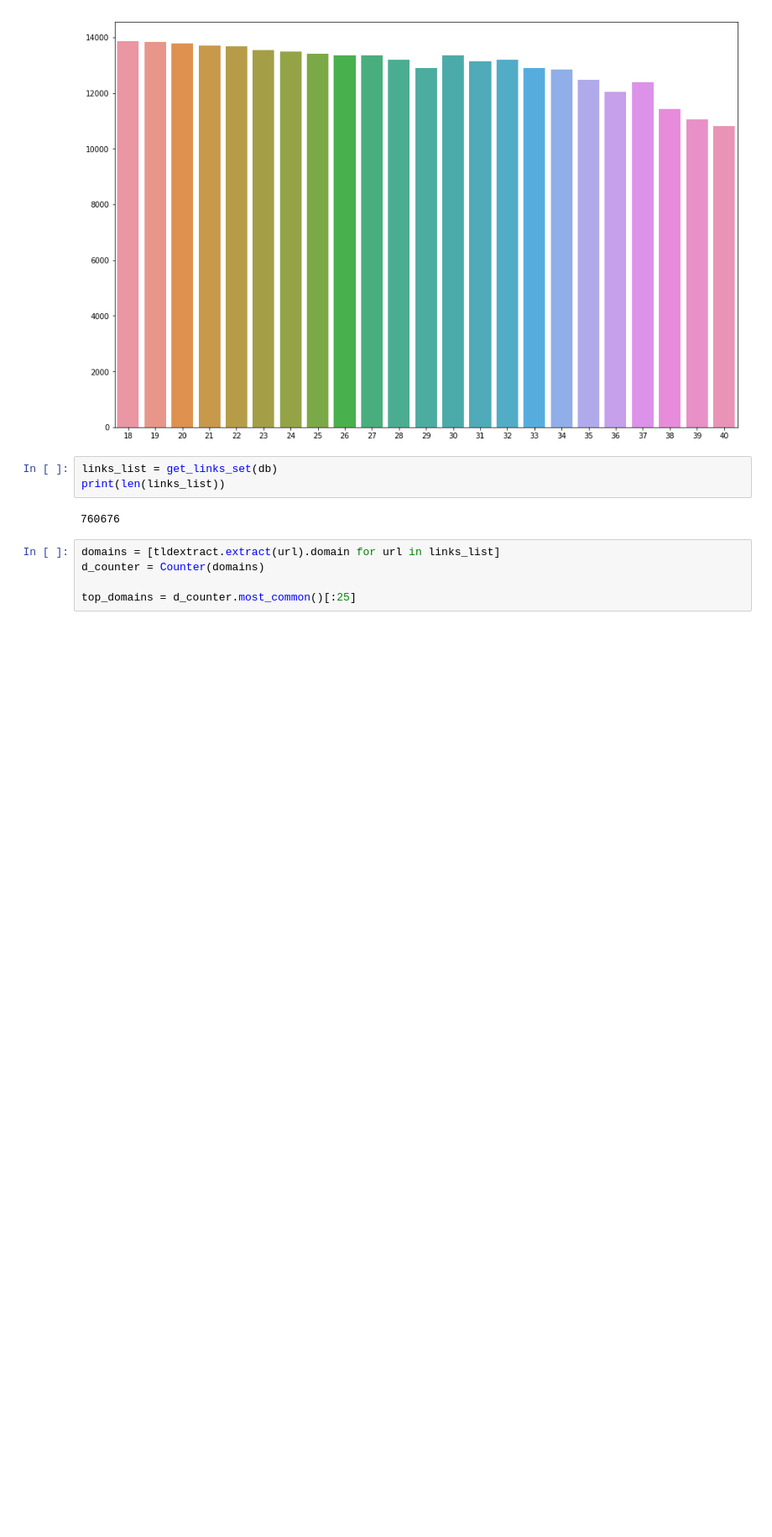
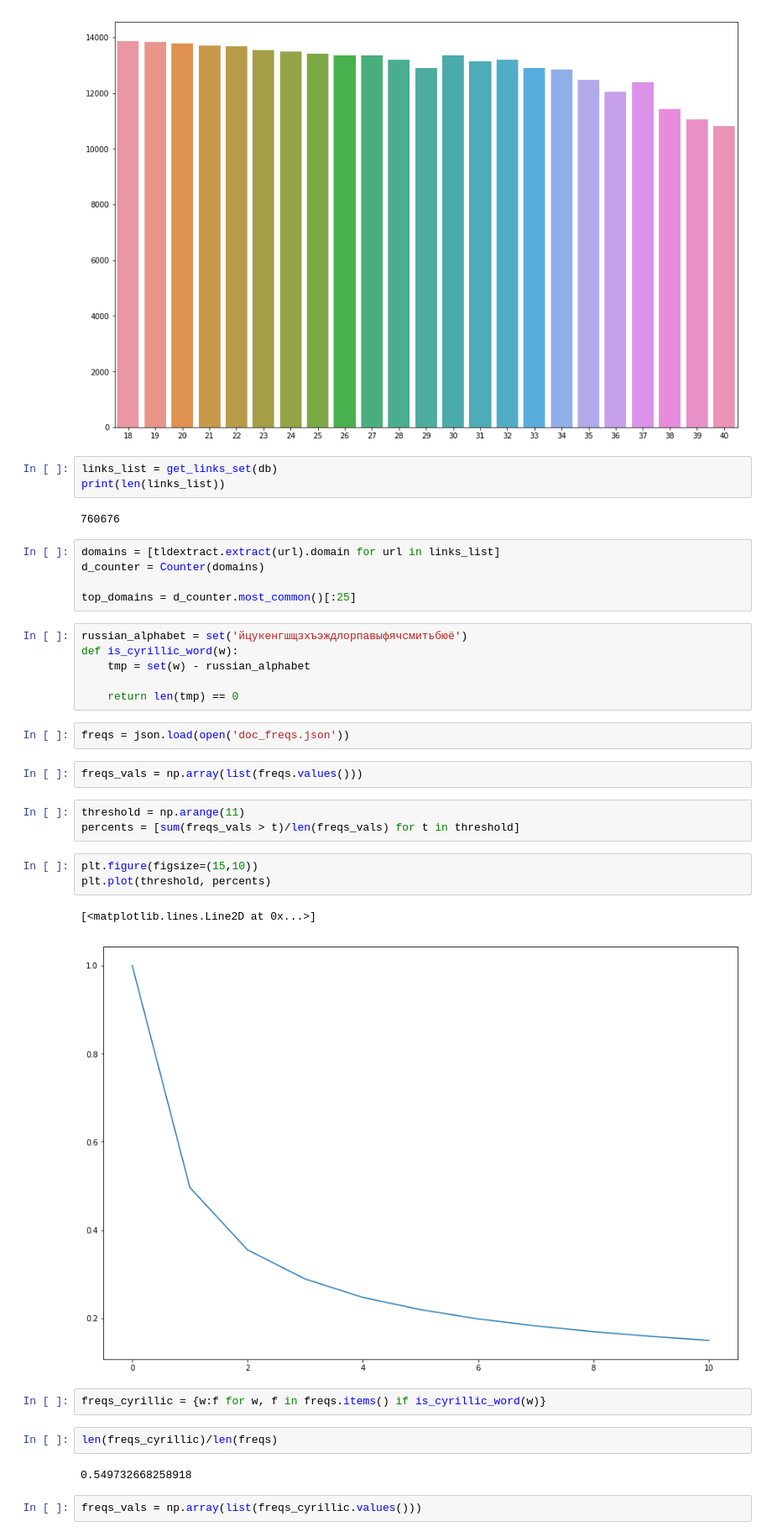
Before and after one commit to Vlad0922/finding_friends, a Jupyter notebook: Different stats.ipynb, the cells around one changed output. Shown at 84% size. Cells and saved outputs as stored; diff of their text form; blank space fills up the shorter version.

```diff
--- a/Different stats.ipynb
+++ b/Different stats.ipynb
@@ -92,3 +99,30 @@ domains = [tldextract.extract(url).domain for url in links_list]
 d_counter = Counter(domains)
 
 top_domains = d_counter.most_common()[:25]
+# %%
+russian_alphabet = set('йцукенгшщзхъэждлорпавыфячсмитьбюё')
+def is_cyrillic_word(w):
+    tmp = set(w) - russian_alphabet
+
+    return len(tmp) == 0
+# %%
+freqs = json.load(open('doc_freqs.json'))
+# %%
+freqs_vals = np.array(list(freqs.values()))
+# %%
+threshold = np.arange(11)
+percents = [sum(freqs_vals > t)/len(freqs_vals) for t in threshold]
+# %%
+plt.figure(figsize=(15,10))
+plt.plot(threshold, percents)
+# %% [output]
+[<matplotlib.lines.Line2D at 0x...>]
+[figure, added]
+# %%
+freqs_cyrillic = {w:f for w, f in freqs.items() if is_cyrillic_word(w)}
+# %%
+len(freqs_cyrillic)/len(freqs)
+# %% [output]
+0.549732668258918
+# %%
+freqs_vals = np.array(list(freqs_cyrillic.values()))
```
Also changed, not shown: parts of 14 cells of this notebook, 4 other files.
